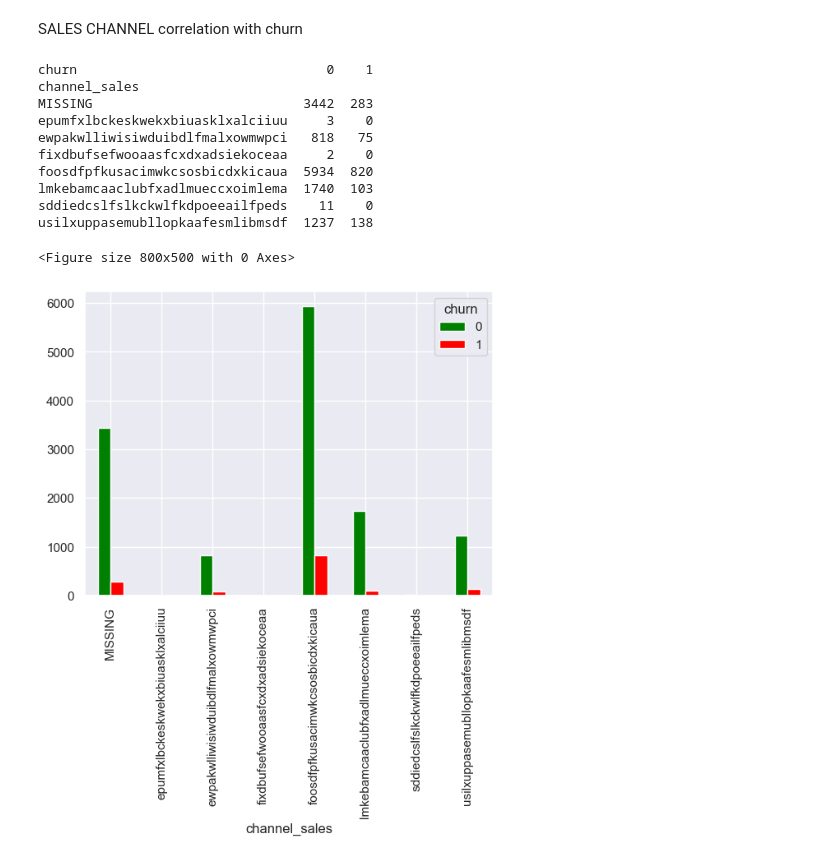
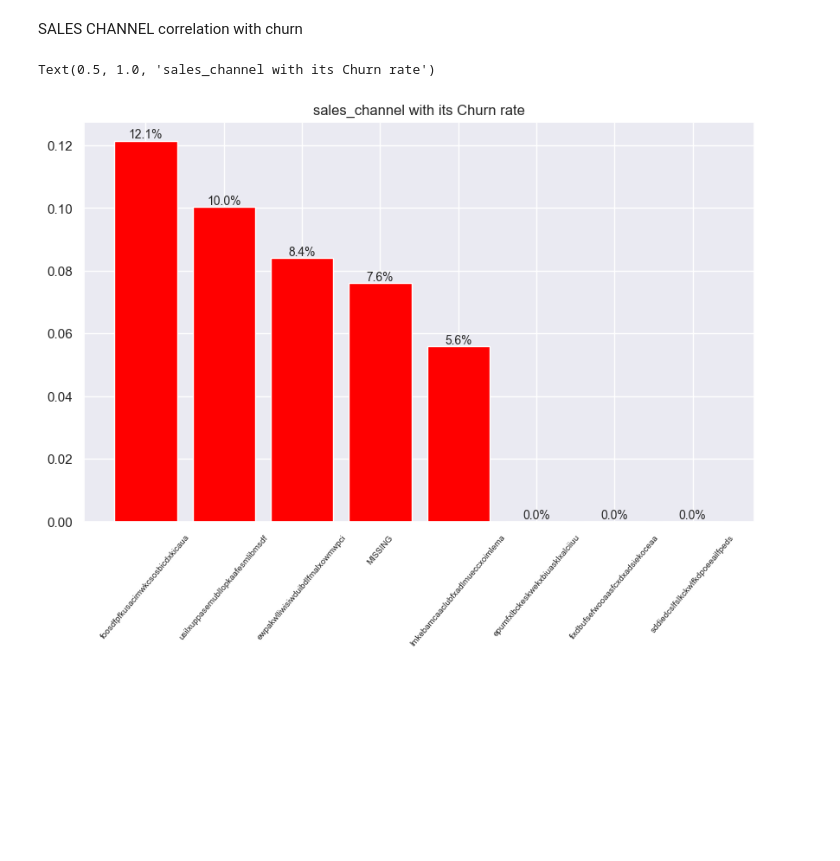
Before and after one commit to cjordan239/BCG_Data_science, a Jupyter notebook: main_task1.ipynb, the cells around one changed output. Cells and saved outputs as stored; diff of their text form; code cells hidden in the pictures; blank space fills up the shorter version.

```diff
--- a/main_task1.ipynb
+++ b/main_task1.ipynb
@@ -108,23 +102,31 @@ SALES CHANNEL correlation with churn
 # %%
 sales_channel = client_df[['channel_sales', 'churn']]
 sales_channel_count = sales_channel.groupby(['channel_sales', 'churn']).size().unstack(fill_value=0)
+churn_rate_per_channel = (sales_channel_count[1] / (sales_channel_count[0] + sales_channel_count[1])).sort_values(ascending=False)
+# print(churn_rate_per_channel)
 
-# Tampilkan hasilnya
-print(sales_channel_count)
 
-plt.figure(figsize=(8,5))
-sales_channel_count.plot(kind='bar', color=['green','red'])
-plt.show()
+fig, ax = plt.subplots(figsize=(10, 6))
+bars = ax.bar(
+    churn_rate_per_channel.index,
+    churn_rate_per_channel.values,
+    color='red'
+)
+
+for bar in bars:
+    height = bar.get_height()
+    ax.text(
+        bar.get_x() + bar.get_width() / 2,  # Posisi X (tengah bar)
+        height,  # Posisi Y (sedikit di atas bar)
+        f'{height*100:.1f}%',  # Format persentase
+        ha='center',  # Menempatkan teks di tengah
+        va='bottom',  # Menempatkan teks sedikit di atas bar
+        fontsize=10
+    )
+
+
+ax.tick_params(axis='x', rotation=50, labelsize=7)
+ax.set_title('sales_channel with its Churn rate')
 # %% [output]
-churn                                0    1
-channel_sales
-MISSING                           3442  283
-epumfxlbckeskwekxbiuasklxalciiuu     3    0
-ewpakwlliwisiwduibdlfmalxowmwpci   818   75
-fixdbufsefwooaasfcxdxadsiekoceaa     2    0
-foosdfpfkusacimwkcsosbicdxkicaua  5934  820
-lmkebamcaaclubfxadlmueccxoimlema  1740  103
-sddiedcslfslkckwlfkdpoeeailfpeds    11    0
-usilxuppasemubllopkaafesmlibmsdf  1237  138
+Text(0.5, 1.0, 'sales_channel with its Churn rate')
-<Figure size 800x500 with 0 Axes>
-[figure, old version]
+[figure, new version]
```
Also changed, not shown: parts of 14 cells of this notebook.
